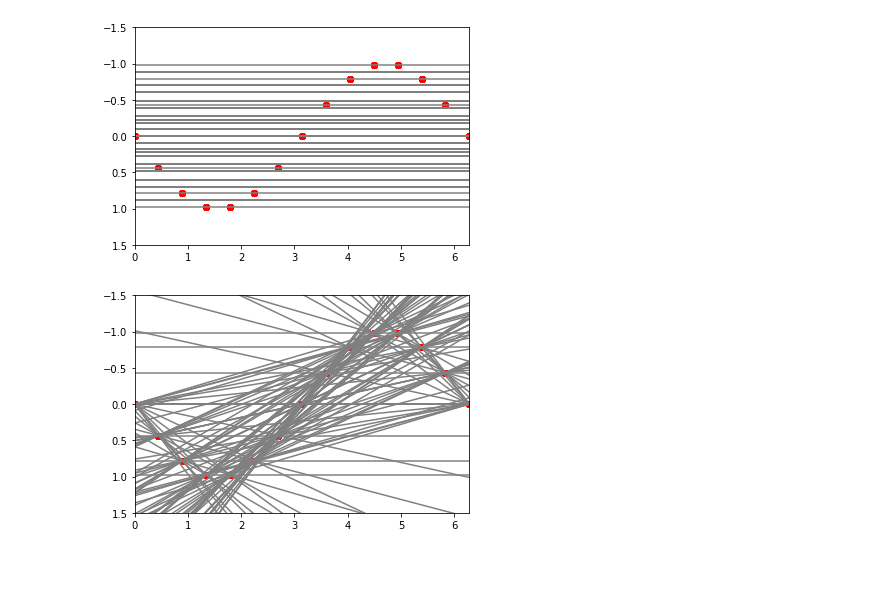
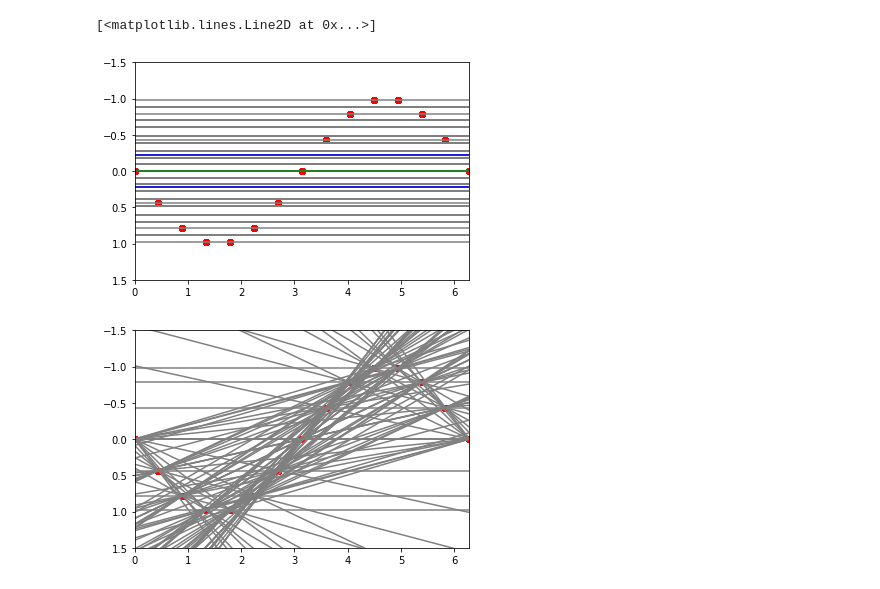
Before and after one commit to AnkitDimri/Machine-Learning, a Jupyter notebook: bias and variance.ipynb, the cells around one changed output. Saved outputs shown, nothing was run; the diff lists cells and outputs as text; code cells hidden in the pictures.

Commit message:
mean and variance of 1d data regression

```diff
--- a/bias and variance.ipynb
+++ b/bias and variance.ipynb
@@ -38,15 +38,41 @@ def linear_regression (x, y, m):
 # %%
 x = np.linspace (0, 2*np.pi, 15)
 y = np.sin (x)
-# %%
-for i in range (len (x)):
-    for j in range (i+1, len (x)):
-
-        x_t = [x [i], x [j]]
-        y_t = [y [i], y [j]]
-        w = linear_regression (x_t, y_t, 1)
-# %% [output]
-[figure, removed]
+# %%
+mw = []
+ww = []
+
+for i in range (len (x)):
+    for j in range (i+1, len (x)):
+
+        x_t = [x [i], x [j]]
+        y_t = [y [i], y [j]]
+        w = linear_regression (x_t, y_t, 1)
+        ww.append (w)
+
+v = 0
+for val in ww:
+    v = v + val
+
+mw.append (v/len(ww))
+
+val = np.linspace (0, 2*np.pi, 2)
+
+plt.xlim(0, 2*np.pi)
+plt.ylim(1.5, -1.5);
+plt.plot(val, np.matmul (data (val, 1).values, mw), linestyle='solid', color = "green")
+
+var = np.var (ww)
+
+val = np.linspace (0, 2*np.pi, 2)
+
+plt.xlim(0, 2*np.pi)
+plt.ylim(1.5, -1.5);
+plt.plot(val, np.matmul (data (val, 1).values, mw) + var, linestyle='solid', color = "blue")
+plt.plot(val, np.matmul (data (val, 1).values, mw) - var, linestyle='solid', color = "blue")
+# %% [output]
+[<matplotlib.lines.Line2D at 0x...>]
+[figure, added]
 # %%
 for i in range (len (x)):
     for j in range (i+1, len (x)):
```
